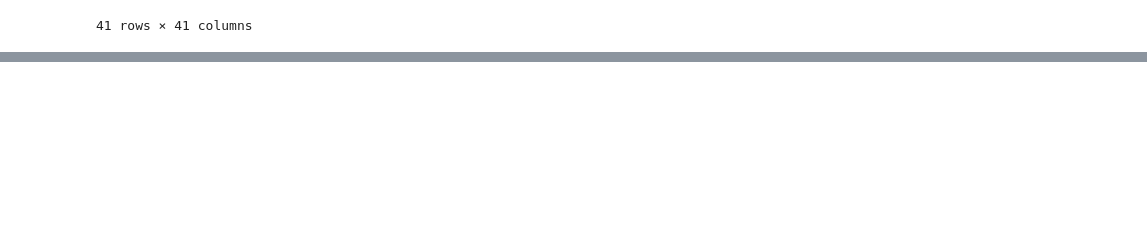
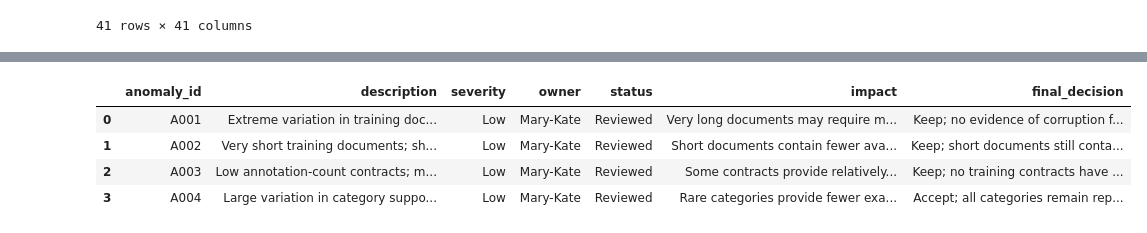
Before and after one commit to Break-Through-Tech/Accenture-1D-contract-review-challenge, a Jupyter notebook: notebooks/create_split.ipynb, the cells around one changed output, grey strips where cells are left out. Saved outputs shown, nothing was run; the diff lists cells and outputs as text; code cells hidden in the pictures; blank space fills up the shorter version.

```diff
--- a/notebooks/create_split.ipynb
+++ b/notebooks/create_split.ipynb
@@ -1151,0 +1275,56 @@ The following items still need to be completed or independently verified:
+# %%
+# Anomaly log: values computed from the data, not typed in
+min_spans = int(annotation_density_df["span_count"].min())
+zero_span_contracts = int((annotation_density_df["span_count"] == 0).sum())
+
+assert zero_span_contracts == 0
+assert (category_support_df["train_contracts"] > 0).all()
+assert (category_support_df["validation_contracts"] > 0).all()
+
+anomaly_log_df = pd.DataFrame([
+    {
+        "anomaly_id": "A001",
+        "description": f"Extreme variation in training document length; longest document contains {max(train_document_lengths):,} characters.",
+        "severity": "Low",
+        "owner": "Mary-Kate",
+        "status": "Reviewed",
+        "impact": "Very long documents may require more processing and could be affected by model input-length limits.",
+        "final_decision": "Keep; no evidence of corruption found from length and annotation-count checks.",
+    },
+    {
+        "anomaly_id": "A002",
+        "description": f"Very short training documents; shortest document contains {min(train_document_lengths):,} characters.",
+        "severity": "Low",
+        "owner": "Mary-Kate",
+        "status": "Reviewed",
+        "impact": "Short documents contain fewer available annotations than many larger contracts.",
+        "final_decision": "Keep; short documents still contain annotated spans.",
+    },
+    {
+        "anomaly_id": "A003",
+        "description": f"Low annotation-count contracts; minimum observed span count is {min_spans}.",
+        "severity": "Low",
+        "owner": "Mary-Kate",
+        "status": "Reviewed",
+        "impact": "Some contracts provide relatively little positive annotation signal.",
+        "final_decision": "Keep; no training contracts have zero annotated spans.",
+    },
+    {
+        "anomaly_id": "A004",
+        "description": "Large variation in category support; some categories contain substantially fewer contracts than others.",
+        "severity": "Low",
+        "owner": "Mary-Kate",
+        "status": "Reviewed",
+        "impact": "Rare categories provide fewer examples for model training and validation.",
+        "final_decision": "Accept; all categories remain represented in both training and validation, and low-support categories maintain reasonable split proportions.",
+    },
+])
+
+anomaly_log_df.to_csv(REPORTS_DIR / "anomaly_log.csv", index=False)
+anomaly_log_df
+# %% [output]
+|  | anomaly_id | description | severity | owner | status | impact | final_decision |
+| 0 | A001 | Extreme variation in training doc... | Low | Mary-Kate | Reviewed | Very long documents may require m... | Keep; no evidence of corruption f... |
+| 1 | A002 | Very short training documents; sh... | Low | Mary-Kate | Reviewed | Short documents contain fewer ava... | Keep; short documents still conta... |
+| 2 | A003 | Low annotation-count contracts; m... | Low | Mary-Kate | Reviewed | Some contracts provide relatively... | Keep; no training contracts have ... |
+| 3 | A004 | Large variation in category suppo... | Low | Mary-Kate | Reviewed | Rare categories provide fewer exa... | Accept; all categories remain rep... |
```
Also changed, not shown: parts of 25 cells of this notebook, 8 other files.
